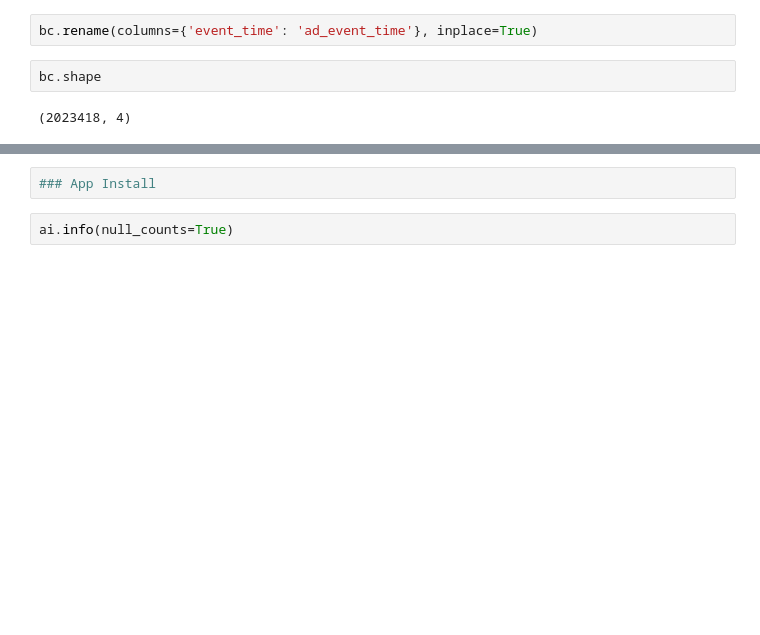
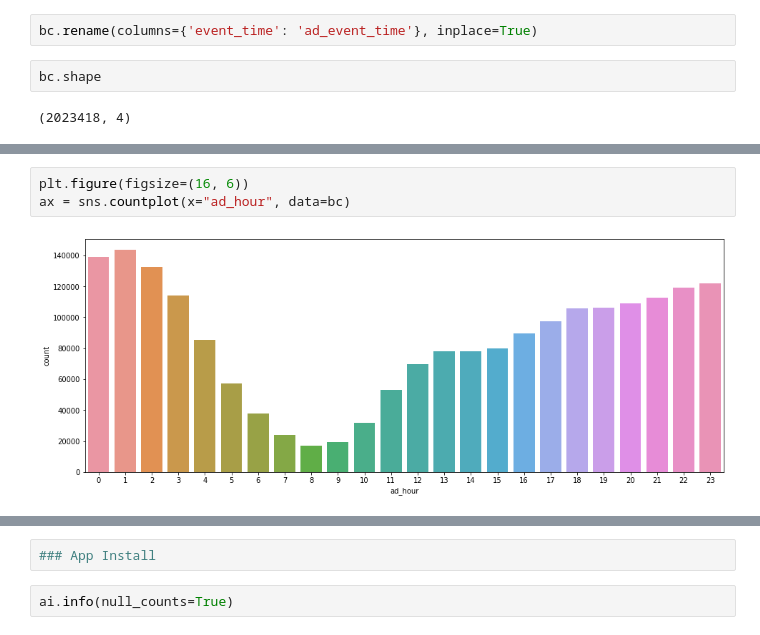
Before and after one commit to DwightTRAX/northwestern_imc_repo, a Jupyter notebook: athletics_challenge/athletics_analysis.ipynb, the cells around one changed output, grey strips where cells are left out. Saved outputs shown, nothing was run; the diff lists cells and outputs as text; blank space fills up the shorter version.

```diff
--- a/athletics_challenge/athletics_analysis.ipynb
+++ b/athletics_challenge/athletics_analysis.ipynb
@@ -91,0 +105,5 @@ Name: platform, dtype: int64
+# %%
+plt.figure(figsize=(16, 6))
+ax = sns.countplot(x="ad_hour", data=bc)
+# %% [output]
+[figure, added]
```
Also changed, not shown: parts of 101 cells of this notebook.
